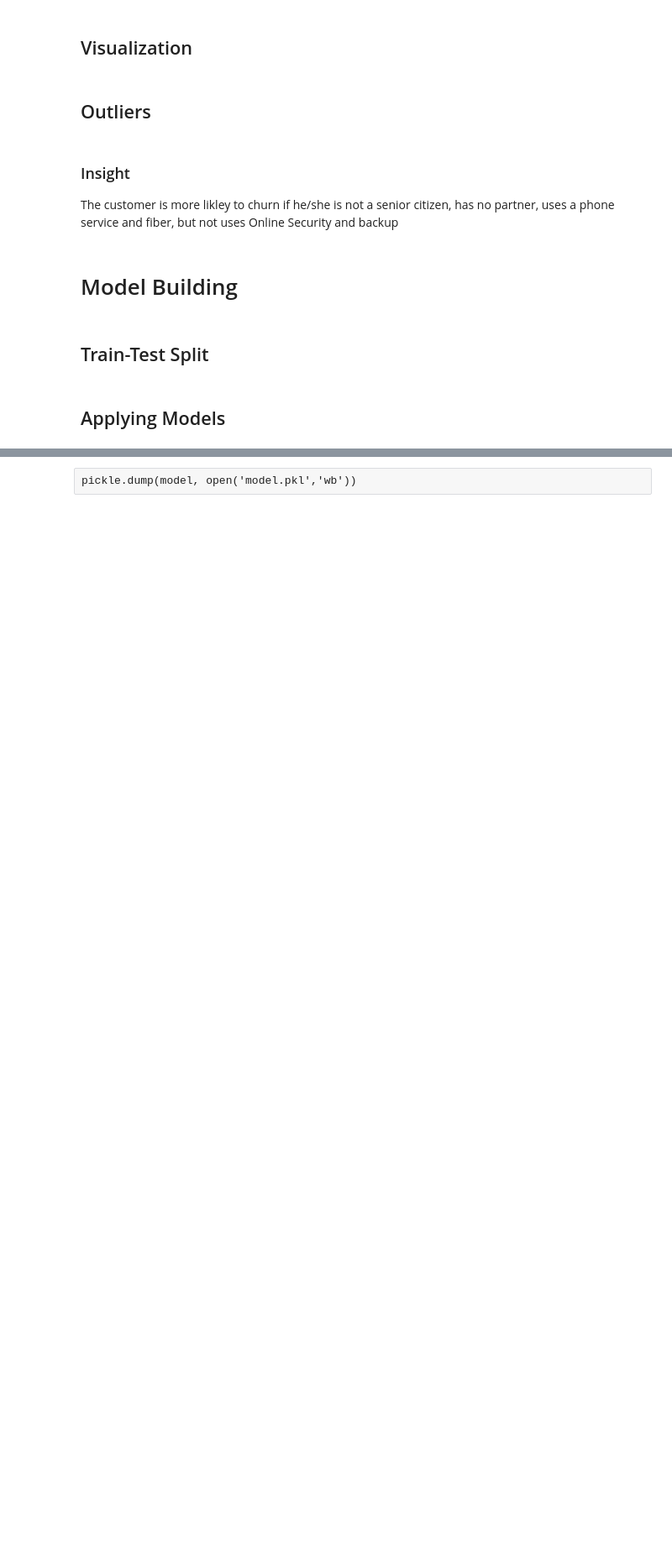
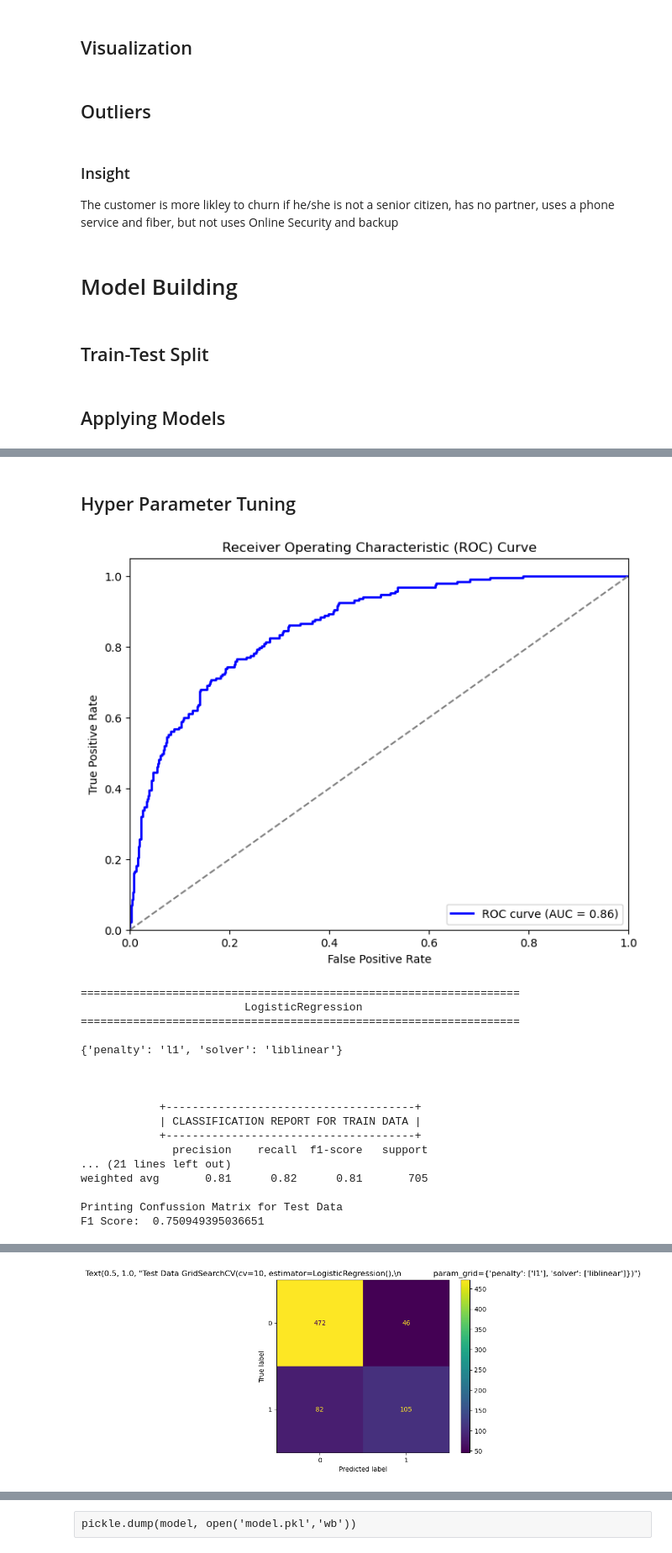
Before and after one commit to FuriousDante/telcochurn, a Jupyter notebook: Notebook.ipynb, the cells around one changed output, grey strips where cells are left out. Shown at 84% size. Cells and saved outputs as stored; diff of their text form; code cells hidden in the pictures; blank space fills up the shorter version.

```diff
--- a/Notebook.ipynb
+++ b/Notebook.ipynb
@@ -379,0 +364,67 @@ Precision and F-score are ill-defined and being set to 0.0 in labels with no pre
+# %% [markdown]
+## Hyper Parameter Tuning
+# %%
+estimators = [
+    # (LogisticRegression(), {"penalty": ["l1","l2","elasticnet"],
+    #                        "solver":["liblinear","saga"]}),
+
+    (LogisticRegression(), {"penalty": ["l1"],
+                           "solver":["liblinear"]}),
+
+
+    # (DecisionTreeClassifier(), {'criterion' : ["entropy","gini"],
+    #                                       "splitter": ["best","random"],
+    #                                       "min_samples_split" : [2,4,6,10],
+    #                                       "max_depth" : [5, 10], 'class_weight' : ['balanced',None]}),
+
+    (DecisionTreeClassifier(), {'criterion' : ["gini"],
+                                          "splitter": ["best"],
+                                          "min_samples_split" : [10],
+                                          "max_depth" : [5], 'class_weight' : [None]}),
+
+    # (RandomForestClassifier(), {'criterion' : ["entropy","gini"],
+    #                                       "min_samples_split" : [2,4,6,10],
+    #                                       "max_depth" : [5, 10], 'class_weight' : ['balanced',None]}),
+
+    (RandomForestClassifier(), {'criterion' : ["gini"],
+                                          "min_samples_split" : [4],
+                                          "max_depth" : [10], 'class_weight' : [None]})
+
+    # (SVC(), {"kernel": ["linear"]})
+
+                                          ]
+
+for estimator, parameters in estimators :
+
+    model_cv, model, pred_train, pred_test = model_building(X_train, y_train, X_test,
+                                                            estimator, parameters, 10)
+    try:
+        plot_roc_curve(model_cv,X_test,y_test)
+    except:
+        print("Unable to create a model for {0}".format(model))
+    print('===================================================================\n\t\t\t',
+          type(estimator).__name__,
+          '\n===================================================================\n')
+
+    print(model_cv.best_params_, '\n\n')
+
+    model_evaluation(y_train, pred_train, y_test, pred_test,model_cv)
+# %% [output]
+[figure, added]
+===================================================================
+                         LogisticRegression
+===================================================================
+
+{'penalty': 'l1', 'solver': 'liblinear'}
+
+
+
+            +--------------------------------------+
+            | CLASSIFICATION REPORT FOR TRAIN DATA |
+            +--------------------------------------+
+              precision    recall  f1-score   support
+... (21 lines left out)
+weighted avg       0.81      0.82      0.81       705
+
+Printing Confussion Matrix for Test Data
+F1 Score:  0.750949395036651
@@ -379,0 +432 @@ Precision and F-score are ill-defined and being set to 0.0 in labels with no pre
+[figure, added]
```
Also changed, not shown: parts of 8 cells of this notebook, 4 other files.
